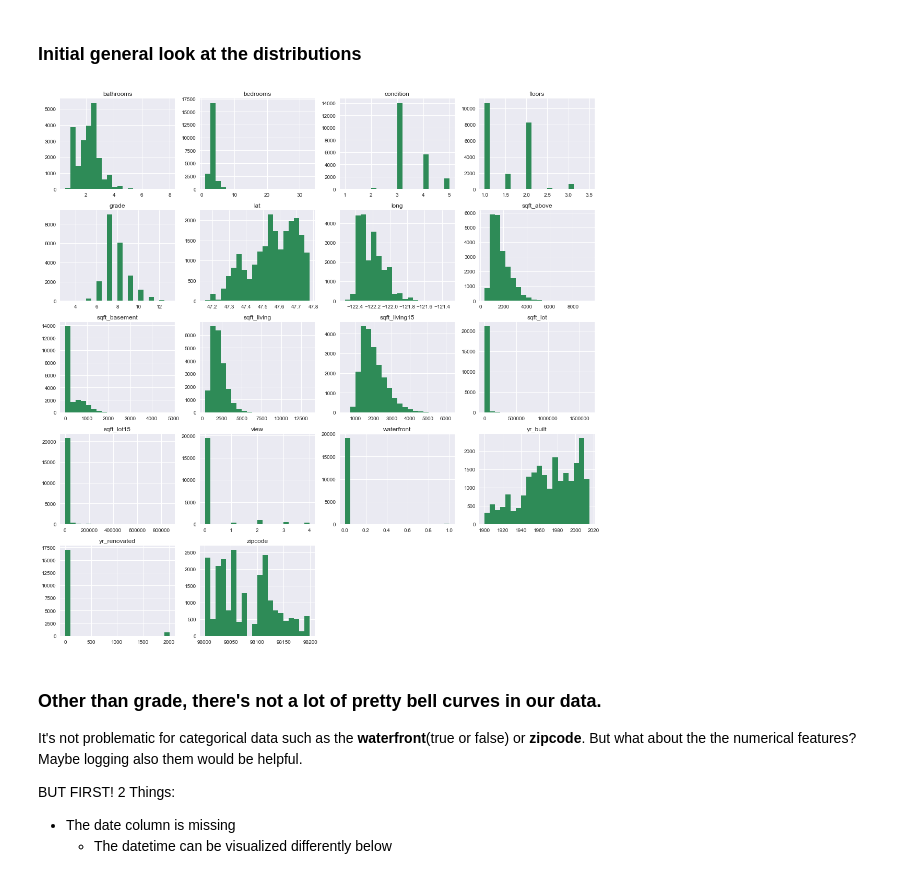
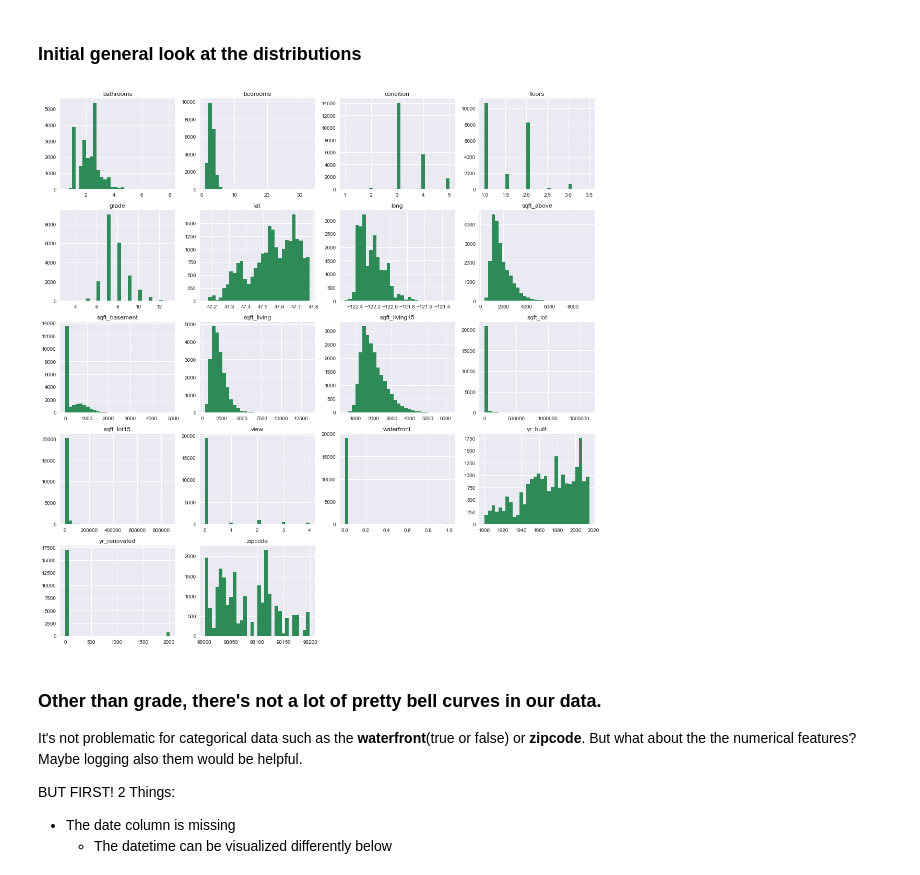
Before and after one commit to Patrickbfuller/lin_reg_tutorial, a Jupyter notebook: linear_regression.ipynb, the cells around one changed output. Saved outputs shown, nothing was run; the diff lists cells and outputs as text; code cells hidden in the pictures.

```diff
--- a/linear_regression.ipynb
+++ b/linear_regression.ipynb
@@ -393,10 +393,10 @@ sum(df_viz.sqft_above + df_viz.sqft_basement != df_viz.sqft_living)
 # %% [markdown]
 ### Initial general look at the distributions
 # %%
-df_viz.drop(['id', 'price', 'log_price'], axis=1).hist(figsize=(15,15), color='seagreen', bins=20)
+df_viz.drop(['id', 'price', 'log_price'], axis=1).hist(figsize=(15,15), color='seagreen', bins=30)
 plt.tight_layout()
 # %% [output]
-[figure, old version]
+[figure, new version]
 # %% [markdown]
 ### Other than __grade__, there's not a lot of pretty bell curves in our data.
 It's not problematic for categorical data such as the __waterfront__(true or false) or __zipcode__. But what about the the numerical features? Maybe logging also them would be helpful.
```
Also changed, not shown: parts of 14 cells of this notebook.
